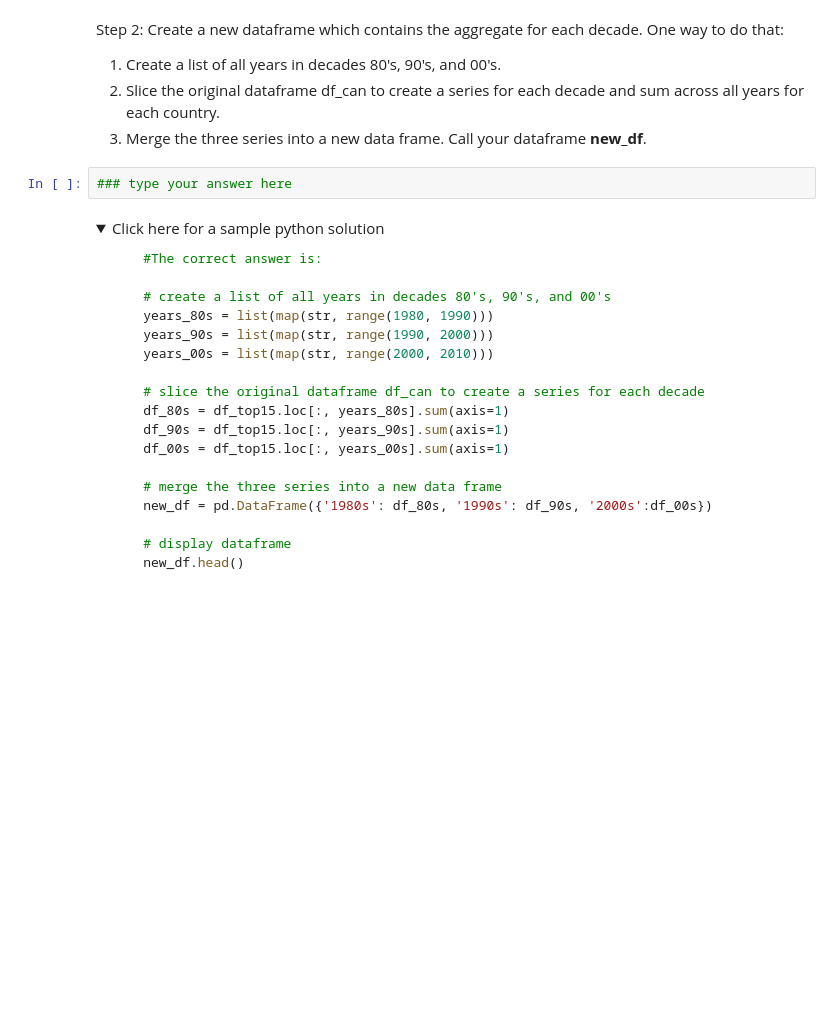
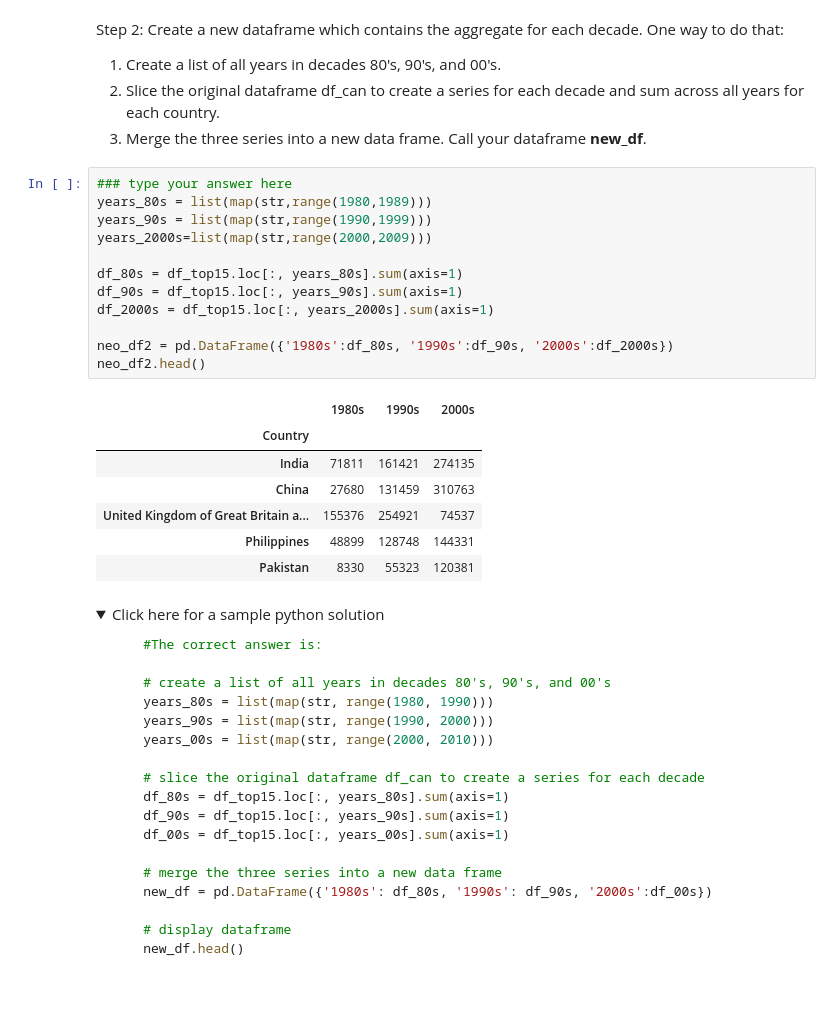
Before and after one commit to darwin-garcia/IBM-Data-Science, a Jupyter notebook: Modue 8/DV0101EN-Exercise-Pie-Charts-Box-Plots-Scatter-Plots-and-Bubble-Plots-v2.ipynb, the cells around one changed output. Saved outputs shown, nothing was run; the diff lists cells and outputs as text; folded sections open; blank space fills up the shorter version.

```diff
--- a/Modue 8/DV0101EN-Exercise-Pie-Charts-Box-Plots-Scatter-Plots-and-Bubble-Plots-v2.ipynb
+++ b/Modue 8/DV0101EN-Exercise-Pie-Charts-Box-Plots-Scatter-Plots-and-Bubble-Plots-v2.ipynb
@@ -479,8 +516,26 @@ Step 2: Create a new dataframe which contains the aggregate for each decade. One
 1.  Create a list of all years in decades 80's, 90's, and 00's.
 2.  Slice the original dataframe df_can to create a series for each decade and sum across all years for each country.
 3.  Merge the three series into a new data frame. Call your dataframe **new_df**.
-# %%
-### type your answer here
+# %%
+### type your answer here
+years_80s = list(map(str,range(1980,1989)))
+years_90s = list(map(str,range(1990,1999)))
+years_2000s=list(map(str,range(2000,2009)))
+
+df_80s = df_top15.loc[:, years_80s].sum(axis=1)
+df_90s = df_top15.loc[:, years_90s].sum(axis=1)
+df_2000s = df_top15.loc[:, years_2000s].sum(axis=1)
+
+neo_df2 = pd.DataFrame({'1980s':df_80s, '1990s':df_90s, '2000s':df_2000s})
+neo_df2.head()
+# %% [output]
+|  | 1980s | 1990s | 2000s |
+| Country |  |  |  |
+| India | 71811 | 161421 | 274135 |
+| China | 27680 | 131459 | 310763 |
+| United Kingdom of Great Britain a... | 155376 | 254921 | 74537 |
+| Philippines | 48899 | 128748 | 144331 |
+| Pakistan | 8330 | 55323 | 120381 |
 # %% [markdown]
 <details><summary>Click here for a sample python solution</summary>
 
```
Also changed, not shown: parts of 5 cells of this notebook.
